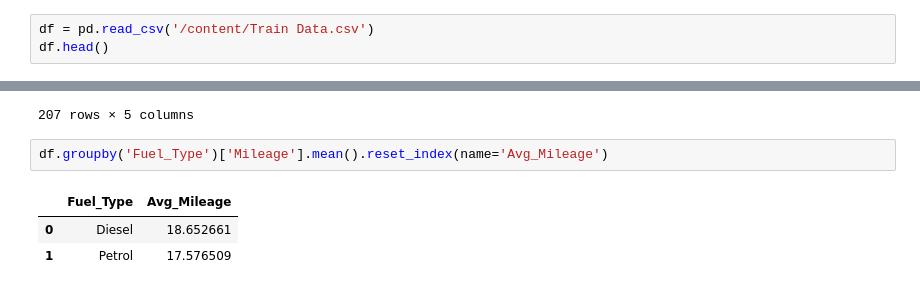
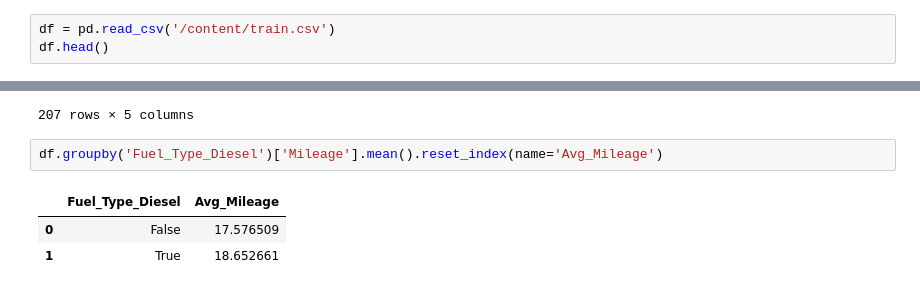
Before and after one commit to Sreekaran1704/PDS_Assignment-2, a Jupyter notebook: Q1/notebooks/Pds Assignment 2.ipynb, the cells around one changed output, grey strips where cells are left out. Saved outputs shown, nothing was run; the diff lists cells and outputs as text.

```diff
--- a/Q1/notebooks/Pds Assignment 2.ipynb
+++ b/Q1/notebooks/Pds Assignment 2.ipynb
@@ -12,7 +12,7 @@ import numpy as np
 import matplotlib.pyplot as plt
 import seaborn as sns
 # %%
-df = pd.read_csv('/content/Train Data.csv')
+df = pd.read_csv('/content/train.csv')
 df.head()
 # %% [output]
 |  | Unnamed: 0 | Name | Location | Year | Kilometers_Driven | Fuel_Type | Transmission | Owner_Type | ... |
@@ -489,8 +563,8 @@ df.groupby('Model').agg(
 | 206 | Volvo XC90 | 23.615000 | 11.100000 | 200.000000 | 2 |
 207 rows × 5 columns
 # %%
-df.groupby('Fuel_Type')['Mileage'].mean().reset_index(name='Avg_Mileage')
+df.groupby('Fuel_Type_Diesel')['Mileage'].mean().reset_index(name='Avg_Mileage')
 # %% [output]
-|  | Fuel_Type | Avg_Mileage |
-| 0 | Diesel | 18.652661 |
-| 1 | Petrol | 17.576509 |
+|  | Fuel_Type_Diesel | Avg_Mileage |
+| 0 | False | 17.576509 |
+| 1 | True | 18.652661 |
```
Also changed, not shown: parts of 8 cells of this notebook, 2 other files.
